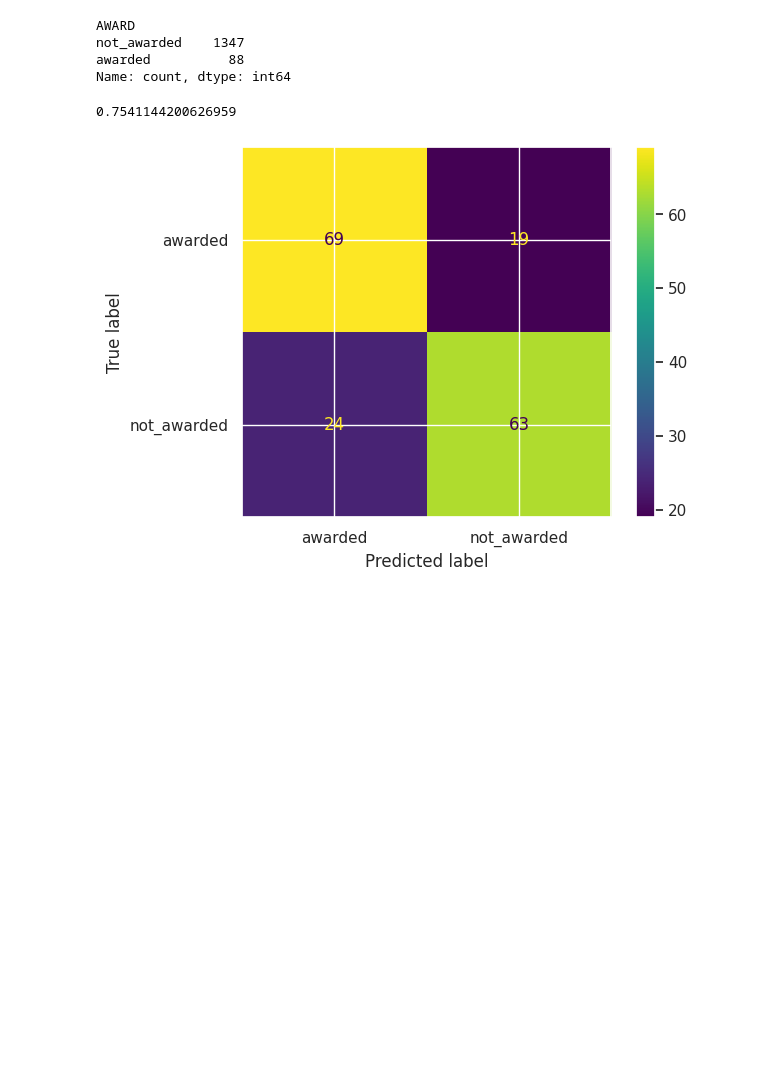
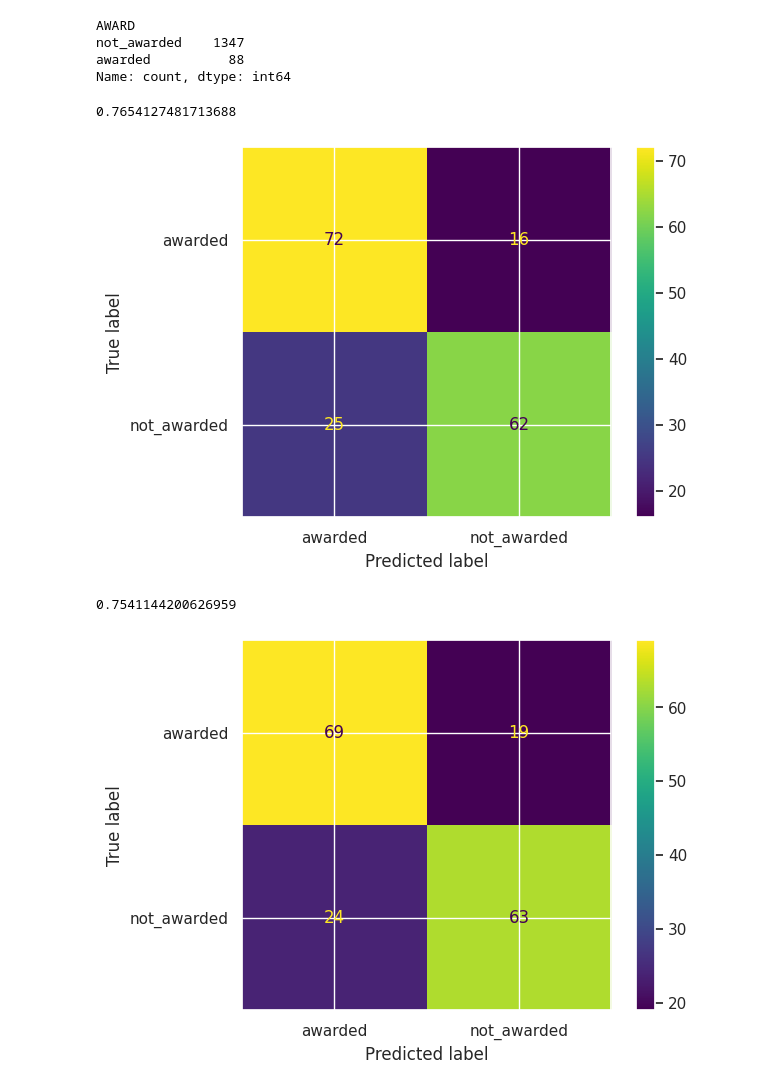
Before and after one commit to crazyjeannot/AWARDS, a Jupyter notebook: scripts/SVM_GroupKFold.ipynb, the cells around one changed output. Cells and saved outputs as stored; diff of their text form; code cells hidden in the pictures; blank space fills up the shorter version.

```diff
--- a/scripts/SVM_GroupKFold.ipynb
+++ b/scripts/SVM_GroupKFold.ipynb
@@ -197,6 +199,11 @@ def N_canonizer_sizeopti(df_main, N_fold=5, N_sample=10, ratio=0.5):
     return pipe, all_results, all_bas # return last pipe
 # %%
 df_sizeopti = ratio_truncate(df_main_author, 0.5)
+# %%
+pipe, df_scores, bas, df_results = KF_canonized(df_sizeopti, probas=True)
+# %% [output]
+0.7654127481713688
+[figure, added]
 # %%
 pipe, df_scores, bas, df_results = KF_canonized(df_sizeopti, probas=True)
 # %% [output]
```
Also changed, not shown: parts of 5 cells of this notebook, 4 other files.
